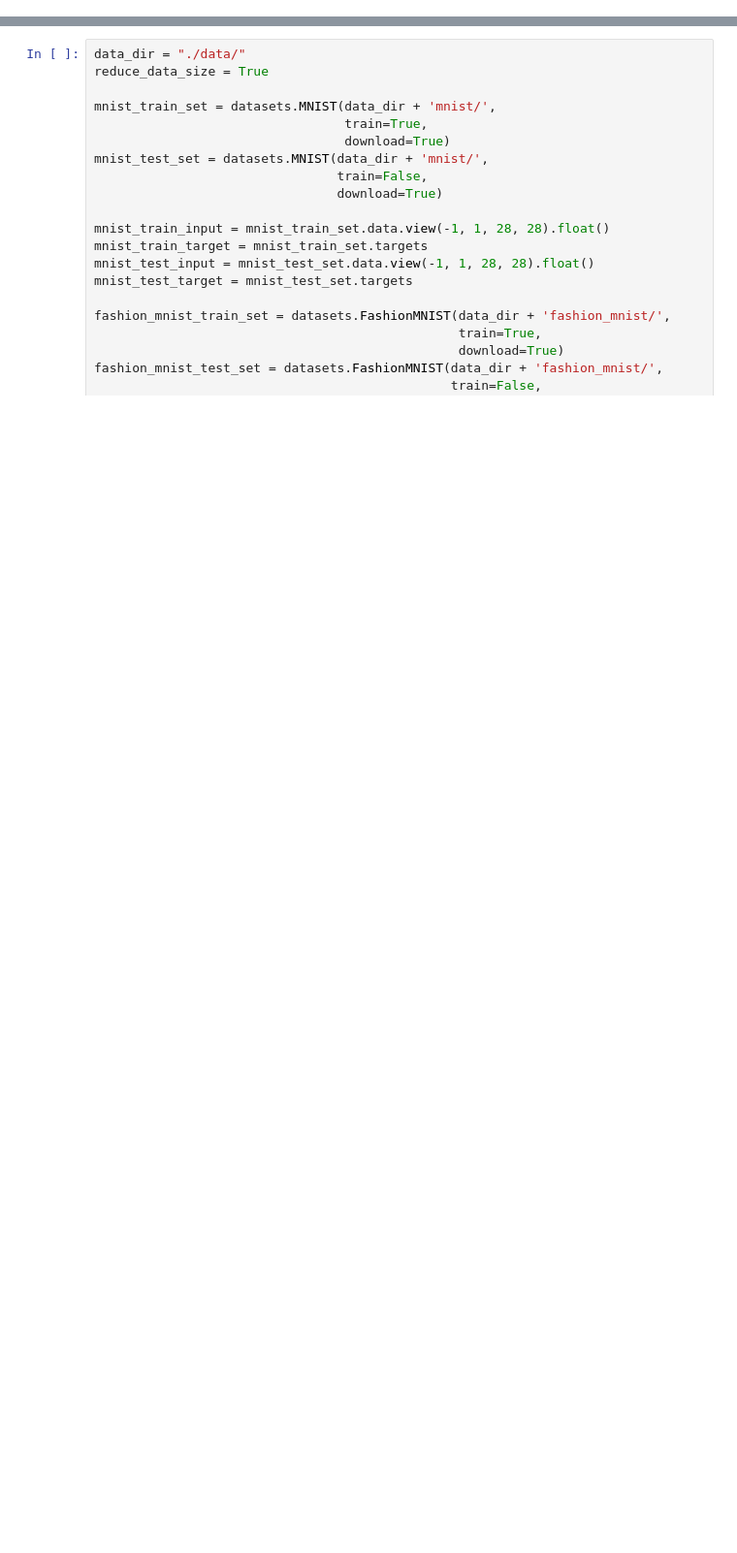
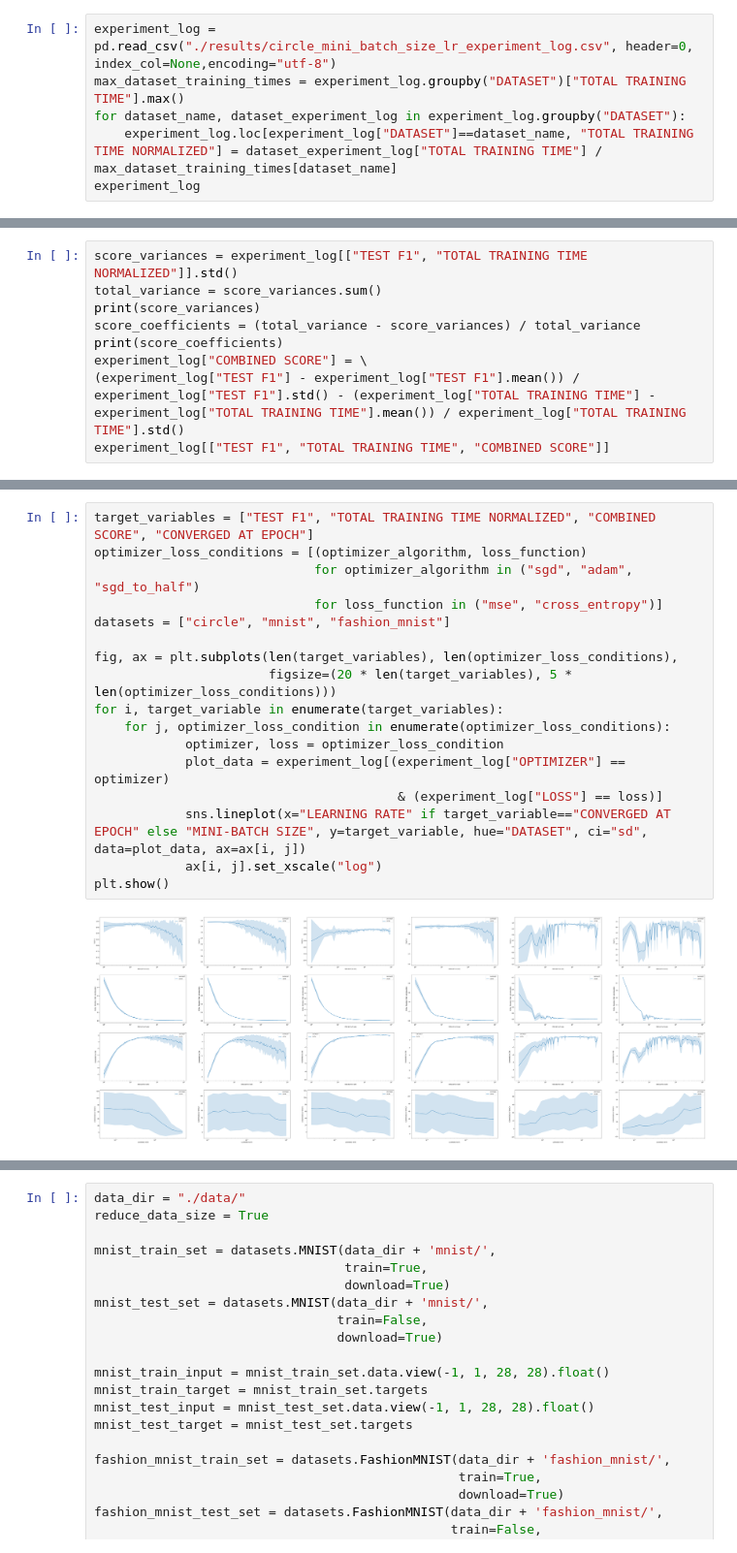
Before and after one commit to Bani57/CS-439-OptiML-project, a Jupyter notebook: Miniproject_Convergence_Test.ipynb, the cells around one changed output, grey strips where cells are left out. Shown at 97% size. Saved outputs shown, nothing was run; the diff lists cells and outputs as text; blank space fills up the shorter version.

```diff
--- a/Miniproject_Convergence_Test.ipynb
+++ b/Miniproject_Convergence_Test.ipynb
@@ -15,3 +18,9 @@ torch.manual_seed(seed)
 torch.cuda.manual_seed_all(seed)
 torch.backends.cudnn.deterministic = True
 torch.backends.cudnn.benchmark = False
+# %%
+experiment_log = pd.read_csv("./results/circle_mini_batch_size_lr_experiment_log.csv", header=0, index_col=None,encoding="utf-8")
+max_dataset_training_times = experiment_log.groupby("DATASET")["TOTAL TRAINING TIME"].max()
+for dataset_name, dataset_experiment_log in experiment_log.groupby("DATASET"):
+    experiment_log.loc[experiment_log["DATASET"]==dataset_name, "TOTAL TRAINING TIME NORMALIZED"] = dataset_experiment_log["TOTAL TRAINING TIME"] / max_dataset_training_times[dataset_name]
+experiment_log
@@ -17,0 +41,9 @@ torch.backends.cudnn.benchmark = False
+# %%
+score_variances = experiment_log[["TEST F1", "TOTAL TRAINING TIME NORMALIZED"]].std()
+total_variance = score_variances.sum()
+print(score_variances)
+score_coefficients = (total_variance - score_variances) / total_variance
+print(score_coefficients)
+experiment_log["COMBINED SCORE"] = \
+(experiment_log["TEST F1"] - experiment_log["TEST F1"].mean()) / experiment_log["TEST F1"].std() - (experiment_log["TOTAL TRAINING TIME"] - experiment_log["TOTAL TRAINING TIME"].mean()) / experiment_log["TOTAL TRAINING TIME"].std()
+experiment_log[["TEST F1", "TOTAL TRAINING TIME", "COMBINED SCORE"]]
@@ -17,0 +70,19 @@ torch.backends.cudnn.benchmark = False
+# %%
+target_variables = ["TEST F1", "TOTAL TRAINING TIME NORMALIZED", "COMBINED SCORE", "CONVERGED AT EPOCH"]
+optimizer_loss_conditions = [(optimizer_algorithm, loss_function)
+                             for optimizer_algorithm in ("sgd", "adam", "sgd_to_half")
+                             for loss_function in ("mse", "cross_entropy")]
+datasets = ["circle", "mnist", "fashion_mnist"]
+
+fig, ax = plt.subplots(len(target_variables), len(optimizer_loss_conditions),
+                       figsize=(20 * len(target_variables), 5 * len(optimizer_loss_conditions)))
+for i, target_variable in enumerate(target_variables):
+    for j, optimizer_loss_condition in enumerate(optimizer_loss_conditions):
+            optimizer, loss = optimizer_loss_condition
+            plot_data = experiment_log[(experiment_log["OPTIMIZER"] == optimizer)
+                                        & (experiment_log["LOSS"] == loss)]
+            sns.lineplot(x="LEARNING RATE" if target_variable=="CONVERGED AT EPOCH" else "MINI-BATCH SIZE", y=target_variable, hue="DATASET", ci="sd", data=plot_data, ax=ax[i, j])
+            ax[i, j].set_xscale("log")
+plt.show()
+# %% [output]
+[figure, added]
```
Also changed, not shown: parts of 29 cells of this notebook.
